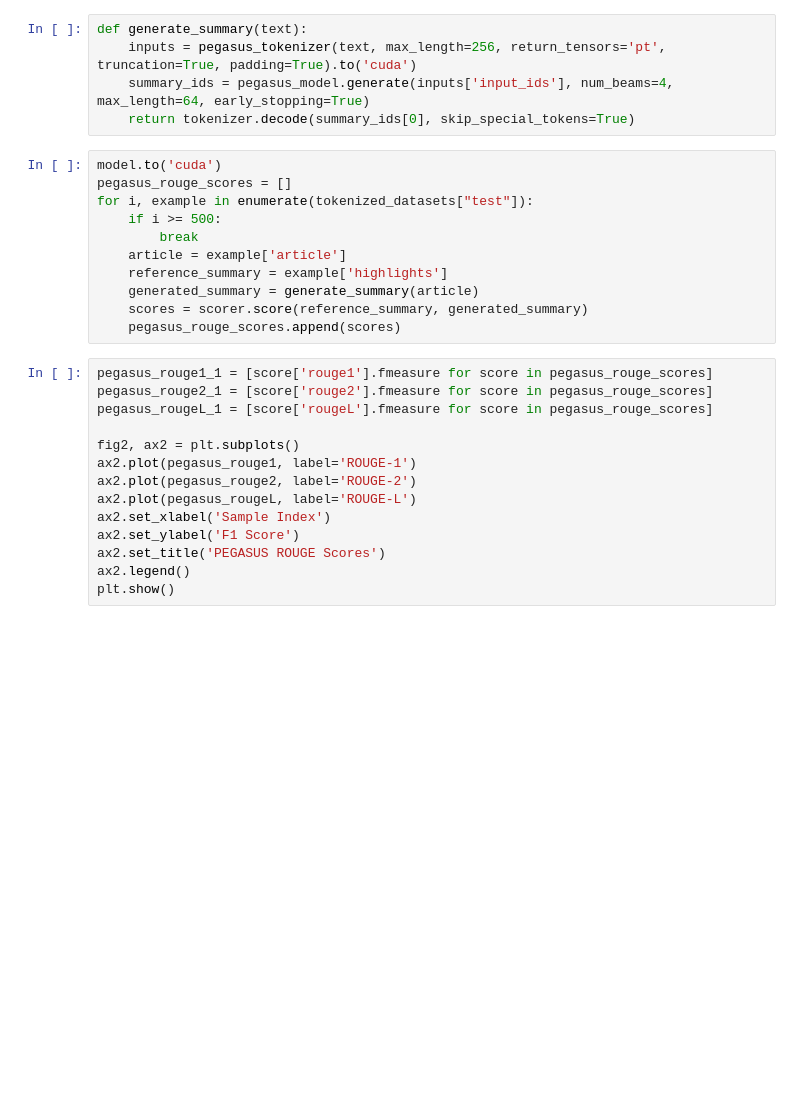
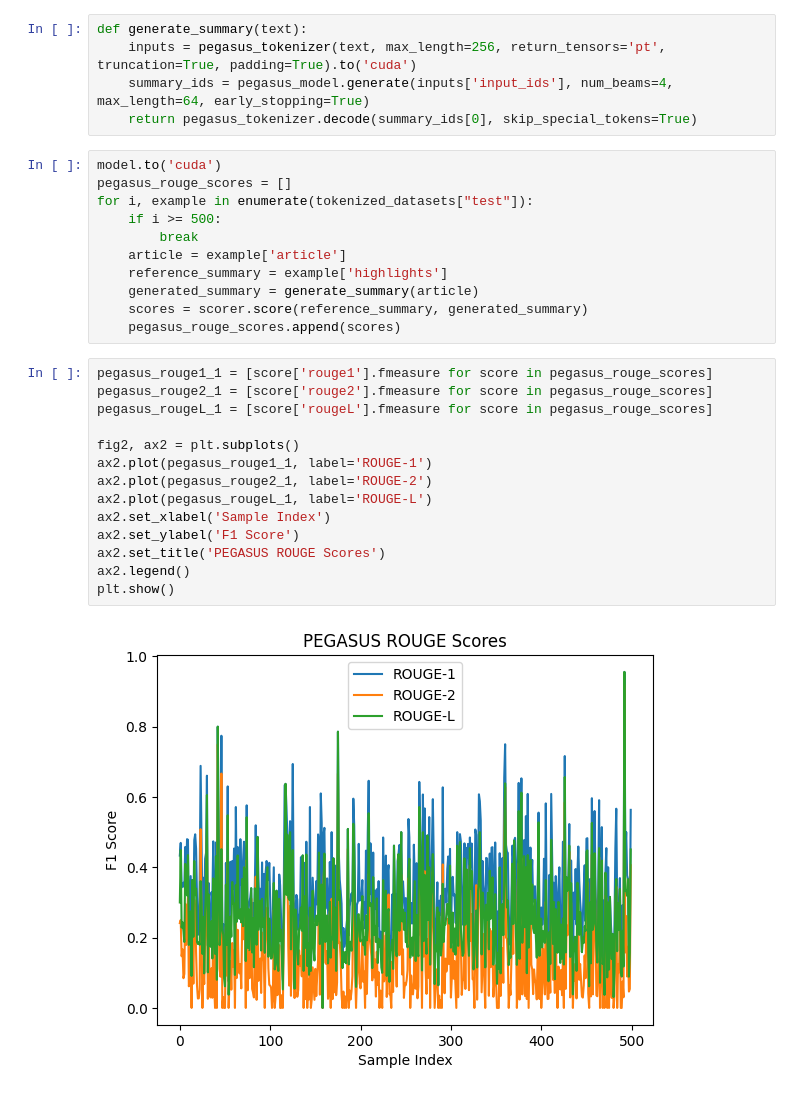
Before and after one commit to khp53/EssenceExtract---Summarize-a-long-article-using-BART, a Jupyter notebook: EssenceExtract_Summarize_a_long_article_using_BART.ipynb, the cells around one changed output. Saved outputs shown, nothing was run; the diff lists cells and outputs as text; blank space fills up the shorter version.

Commit message:
fixed bugs related to rouge score of pegasus

```diff
--- a/EssenceExtract_Summarize_a_long_article_using_BART.ipynb
+++ b/EssenceExtract_Summarize_a_long_article_using_BART.ipynb
@@ -482,7 +485,7 @@ pegasus_model = PegasusForConditionalGeneration.from_pretrained(model_name).to('
 def generate_summary(text):
     inputs = pegasus_tokenizer(text, max_length=256, return_tensors='pt', truncation=True, padding=True).to('cuda')
     summary_ids = pegasus_model.generate(inputs['input_ids'], num_beams=4, max_length=64, early_stopping=True)
-    return tokenizer.decode(summary_ids[0], skip_special_tokens=True)
+    return pegasus_tokenizer.decode(summary_ids[0], skip_special_tokens=True)
 # %%
 model.to('cuda')
 pegasus_rouge_scores = []
@@ -497,17 +500,19 @@ for i, example in enumerate(tokenized_datasets["test"]):
 # %%
 pegasus_rouge1_1 = [score['rouge1'].fmeasure for score in pegasus_rouge_scores]
 pegasus_rouge2_1 = [score['rouge2'].fmeasure for score in pegasus_rouge_scores]
 pegasus_rougeL_1 = [score['rougeL'].fmeasure for score in pegasus_rouge_scores]
 
 fig2, ax2 = plt.subplots()
-ax2.plot(pegasus_rouge1, label='ROUGE-1')
-ax2.plot(pegasus_rouge2, label='ROUGE-2')
-ax2.plot(pegasus_rougeL, label='ROUGE-L')
+ax2.plot(pegasus_rouge1_1, label='ROUGE-1')
+ax2.plot(pegasus_rouge2_1, label='ROUGE-2')
+ax2.plot(pegasus_rougeL_1, label='ROUGE-L')
 ax2.set_xlabel('Sample Index')
 ax2.set_ylabel('F1 Score')
 ax2.set_title('PEGASUS ROUGE Scores')
 ax2.legend()
 plt.show()
+# %% [output]
+[figure, added]
 # %%
 avg_rouge1_pegasus = np.mean(pegasus_rouge1_1)
 avg_rouge2_pegasus = np.mean(pegasus_rouge2_1)
```
Also changed, not shown: parts of 8 cells of this notebook.
